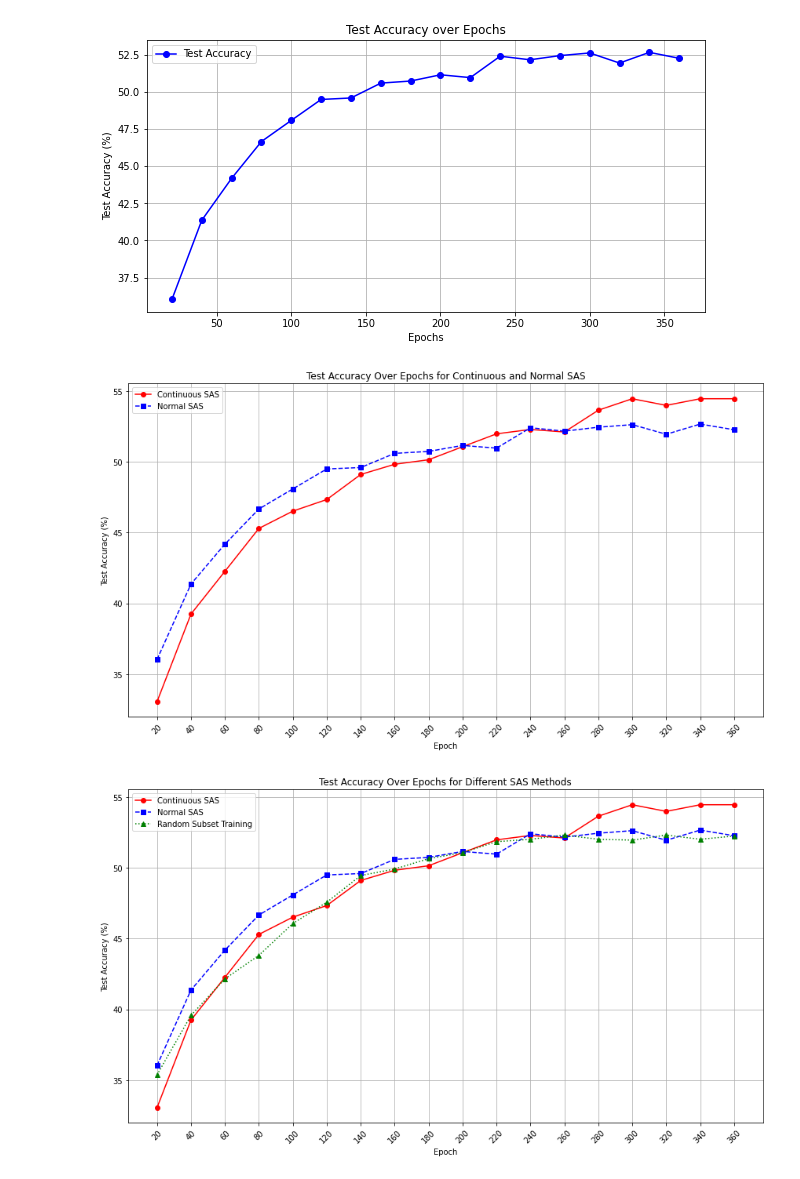
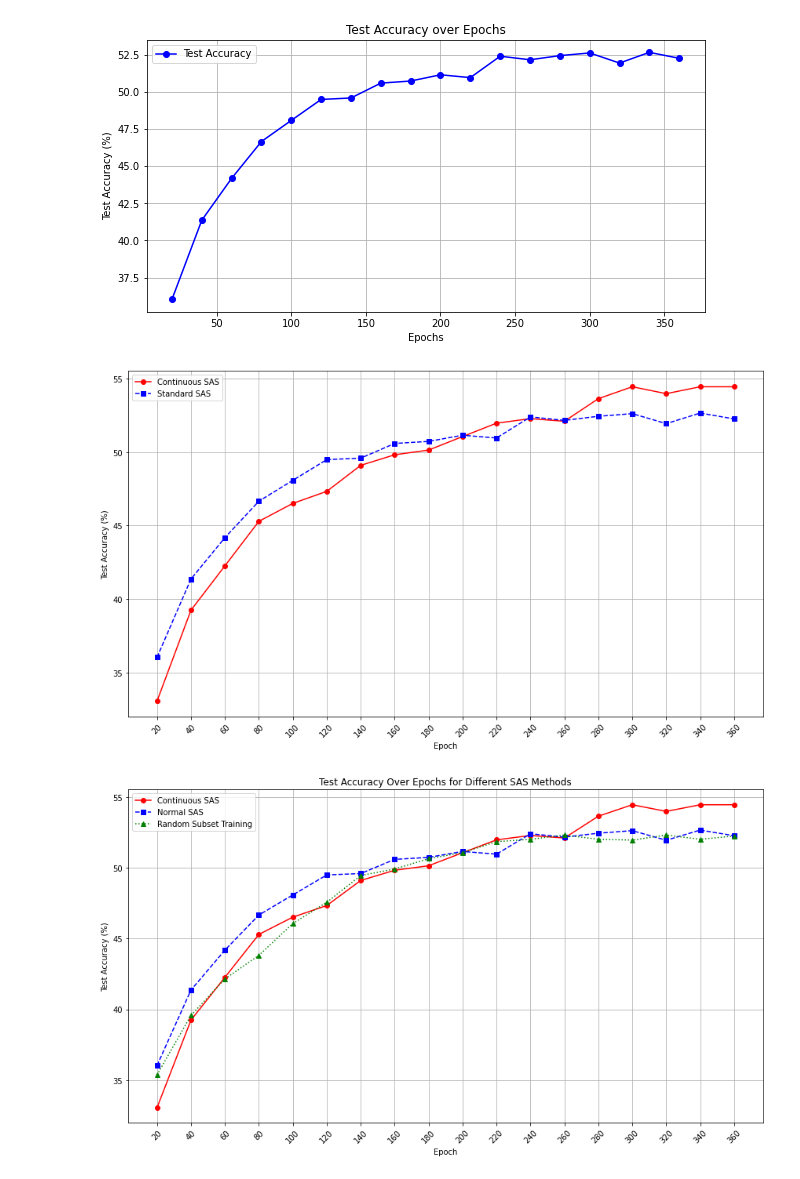
Before and after one commit to juliusclausnitzer/sas-multisets, a Jupyter notebook: plots.ipynb, the cells around one changed output. Drawn from its saved outputs; the diff is of its cells as text; code cells hidden in the pictures.

Commit message:
plots

```diff
--- a/plots.ipynb
+++ b/plots.ipynb
@@ -45,33 +45,34 @@ plt.show()
 # %%
 import matplotlib.pyplot as plt
 
 # Data for plotting for continuous SAS
 epochs_continuous = [20, 40, 60, 80, 100, 120, 140, 160, 180, 200, 220, 240, 260, 280, 300, 320, 340, 360]
 test_accuracy_continuous = [33.05, 39.24, 42.26, 45.29, 46.51, 47.33, 49.1, 49.82, 50.14, 51.06, 51.97, 52.28, 52.1, 53.64, 54.45, 53.98, 54.45, 54.45]
 
 # Data for plotting for normal SAS
 epochs_normal = [20, 40, 60, 80, 100, 120, 140, 160, 180, 200, 220, 240, 260, 280, 300, 320, 340, 360]
 test_acc_normal = [
     36.03, 41.36, 44.18, 46.66, 48.08,
     49.49, 49.59, 50.59, 50.73, 51.15,
     50.96, 52.4, 52.16, 52.44, 52.62,
     51.94, 52.66, 52.26
 ]
 
 # Create the plot
 plt.figure(figsize=(12, 7))
 plt.plot(epochs_continuous, test_accuracy_continuous, marker='o', linestyle='-', color='red', label='Continuous SAS')
 plt.plot(epochs_normal, test_acc_normal, marker='s', linestyle='--', color='blue', label='Standard SAS')
-plt.title('Test Accuracy Over Epochs for Continuous and Standard SAS')
+#plt.title('Test Accuracy Over Epochs for Continuous and Standard SAS')
 plt.xlabel('Epoch')
 plt.ylabel('Test Accuracy (%)')
 plt.xticks(epochs_continuous, rotation=45)  # Rotate x-axis labels for better readability
 plt.grid(True)
 plt.legend()
 plt.tight_layout()  # Adjust layout to prevent clipping of labels
+plt.savefig("SAS_epoch_0.2_resnet18.png")
 plt.show()
 # %% [output]
-[figure, old version]
+[figure, new version]
 # %%
 import matplotlib.pyplot as plt
 
```
Also changed, not shown: 1 other file.
